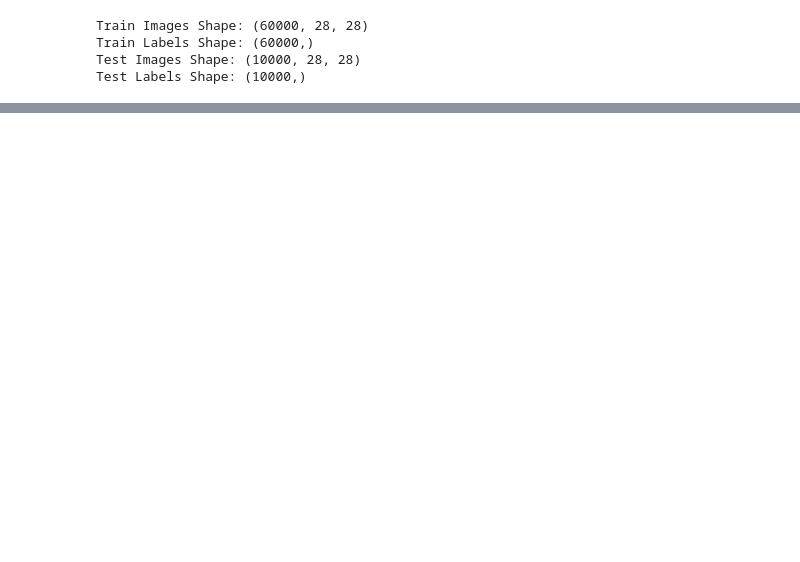
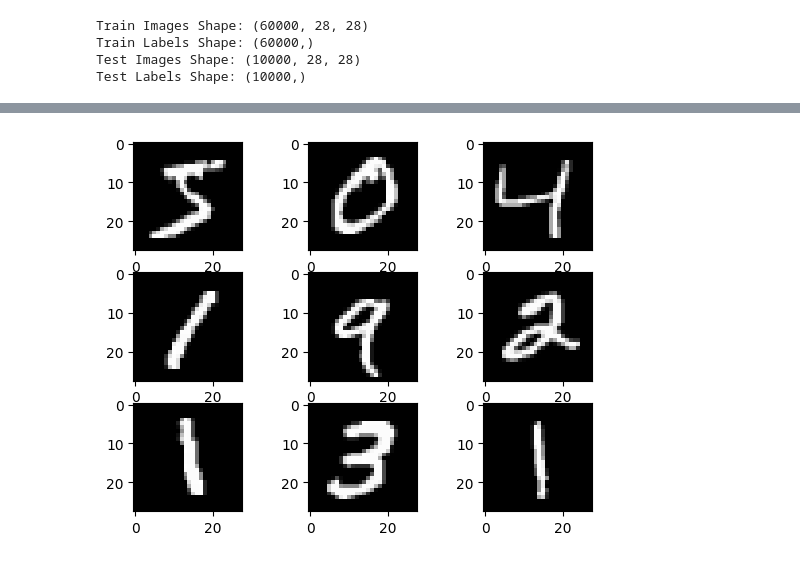
Before and after one commit to infamousperi/GradientDecent, a Jupyter notebook: explore_data_minichallenge.ipynb, the cells around one changed output, grey strips where cells are left out. Drawn from its saved outputs; the diff is of its cells as text; code cells hidden in the pictures; blank space fills up the shorter version.

```diff
--- a/explore_data_minichallenge.ipynb
+++ b/explore_data_minichallenge.ipynb
@@ -66,0 +48,7 @@ for images, target in (mnist_train_dataset):
+# %%
+for i in range(9):
+    plt.subplot(331 + i)
+    plt.imshow(train_images[i], cmap='gray')
+plt.show()
+# %% [output]
+[figure, added]
```
Also changed, not shown: parts of 6 cells of this notebook.
